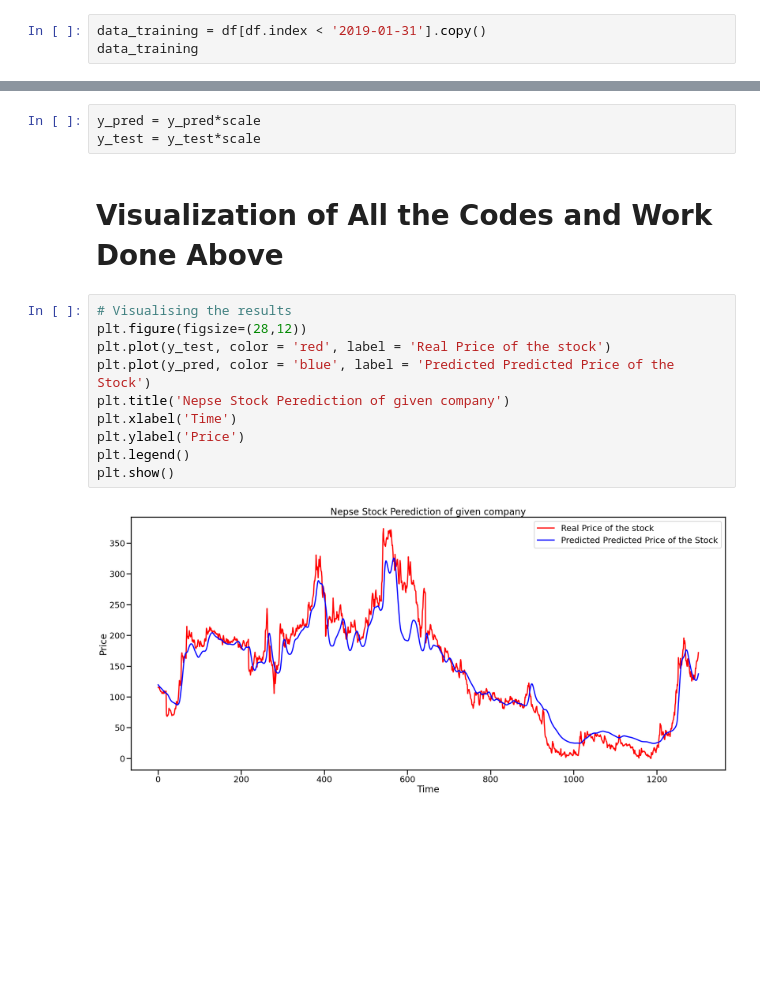
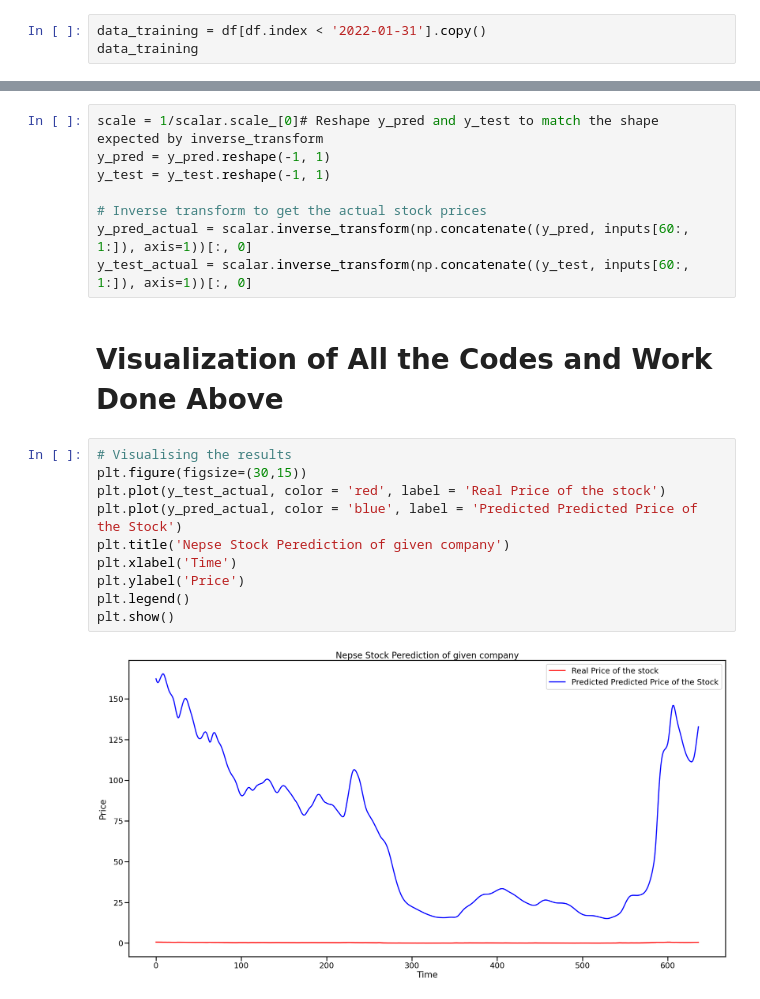
Before and after one commit to SamirWagle/Stock-Market-Prediction-using-RSI-and-MACD, a Jupyter notebook: stockpredict.ipynb, the cells around one changed output, grey strips where cells are left out. Saved outputs shown, nothing was run; the diff lists cells and outputs as text; blank space fills up the shorter version.

```diff
--- a/stockpredict.ipynb
+++ b/stockpredict.ipynb
@@ -250,5 +250,5 @@ df
 # %%
-data_training = df[df.index < '2019-01-31'].copy()
+data_training = df[df.index < '2022-01-31'].copy()
 data_training
 # %% [output]
 |  | close | ma7 | ma21 | 26ema | 12ema | MACD | 20sd | upper_band | lower_band | ema | ... |
@@ -440,17 +439,22 @@ scale = 1/scalar.scale_[0]
-# %%
-y_pred = y_pred*scale
-y_test = y_test*scale
+# %%
+scale = 1/scalar.scale_[0]# Reshape y_pred and y_test to match the shape expected by inverse_transform
+y_pred = y_pred.reshape(-1, 1)
+y_test = y_test.reshape(-1, 1)
+
+# Inverse transform to get the actual stock prices
+y_pred_actual = scalar.inverse_transform(np.concatenate((y_pred, inputs[60:, 1:]), axis=1))[:, 0]
+y_test_actual = scalar.inverse_transform(np.concatenate((y_test, inputs[60:, 1:]), axis=1))[:, 0]
 # %% [markdown]
 # Visualization of All the Codes and Work Done Above
 # %%
 # Visualising the results
-plt.figure(figsize=(28,12))
-plt.plot(y_test, color = 'red', label = 'Real Price of the stock')
-plt.plot(y_pred, color = 'blue', label = 'Predicted Predicted Price of the Stock')
+plt.figure(figsize=(30,15))
+plt.plot(y_test_actual, color = 'red', label = 'Real Price of the stock')
+plt.plot(y_pred_actual, color = 'blue', label = 'Predicted Predicted Price of the Stock')
 plt.title('Nepse Stock Perediction of given company')
 plt.xlabel('Time')
 plt.ylabel('Price')
 plt.legend()
 plt.show()
 # %% [output]
-[figure, old version]
+[figure, new version]
```
Also changed, not shown: parts of 18 cells of this notebook.
